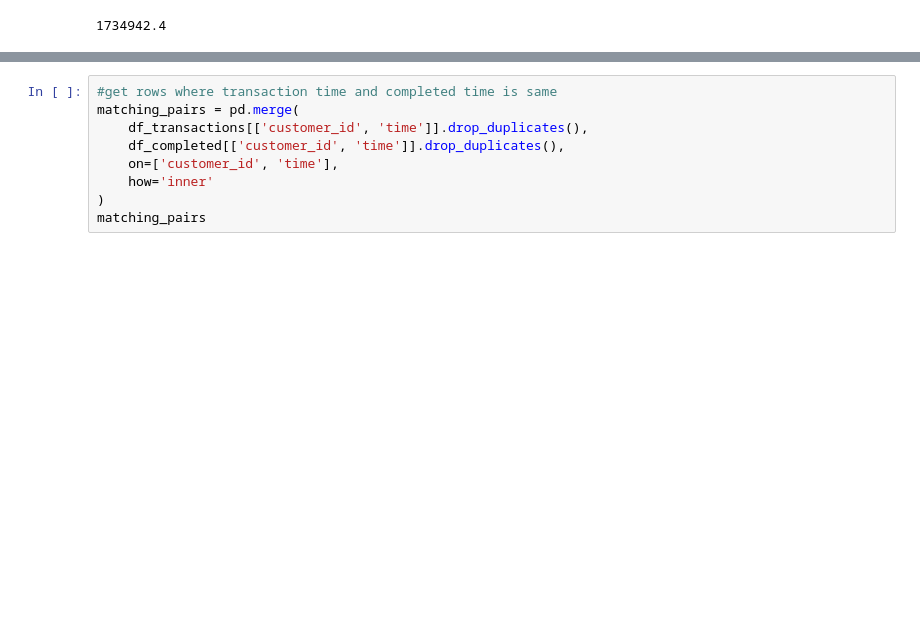
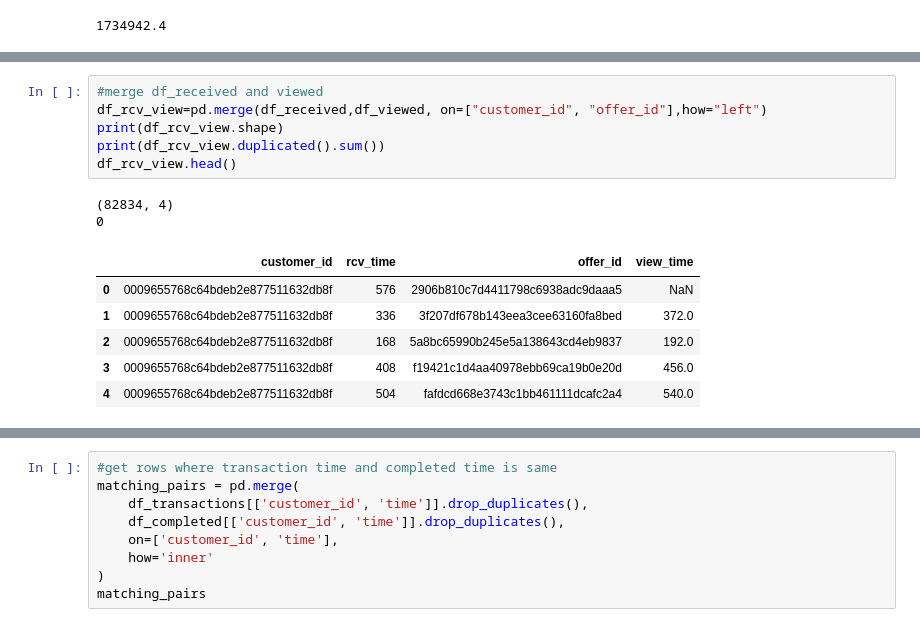
Before and after one commit to irfanzim/Python-Maven-Rewards-Challenge, a Jupyter notebook: Untitled1.ipynb, the cells around one changed output, grey strips where cells are left out. Saved outputs shown, nothing was run; the diff lists cells and outputs as text; blank space fills up the shorter version.

```diff
--- a/Untitled1.ipynb
+++ b/Untitled1.ipynb
@@ -396,0 +481,15 @@ We can see that at time 522, one transaction happen and two offer_completed. So,
+# %%
+#merge df_received and viewed
+df_rcv_view=pd.merge(df_received,df_viewed, on=["customer_id", "offer_id"],how="left")
+print(df_rcv_view.shape)
+print(df_rcv_view.duplicated().sum())
+df_rcv_view.head()
+# %% [output]
+(82834, 4)
+0
+|  | customer_id | rcv_time | offer_id | view_time |
+| 0 | 0009655768c64bdeb2e877511632db8f | 576 | 2906b810c7d4411798c6938adc9daaa5 | NaN |
+| 1 | 0009655768c64bdeb2e877511632db8f | 336 | 3f207df678b143eea3cee63160fa8bed | 372.0 |
+| 2 | 0009655768c64bdeb2e877511632db8f | 168 | 5a8bc65990b245e5a138643cd4eb9837 | 192.0 |
+| 3 | 0009655768c64bdeb2e877511632db8f | 408 | f19421c1d4aa40978ebb69ca19b0e20d | 456.0 |
+| 4 | 0009655768c64bdeb2e877511632db8f | 504 | fafdcd668e3743c1bb461111dcafc2a4 | 540.0 |
```
Also changed, not shown: parts of 26 cells of this notebook.
